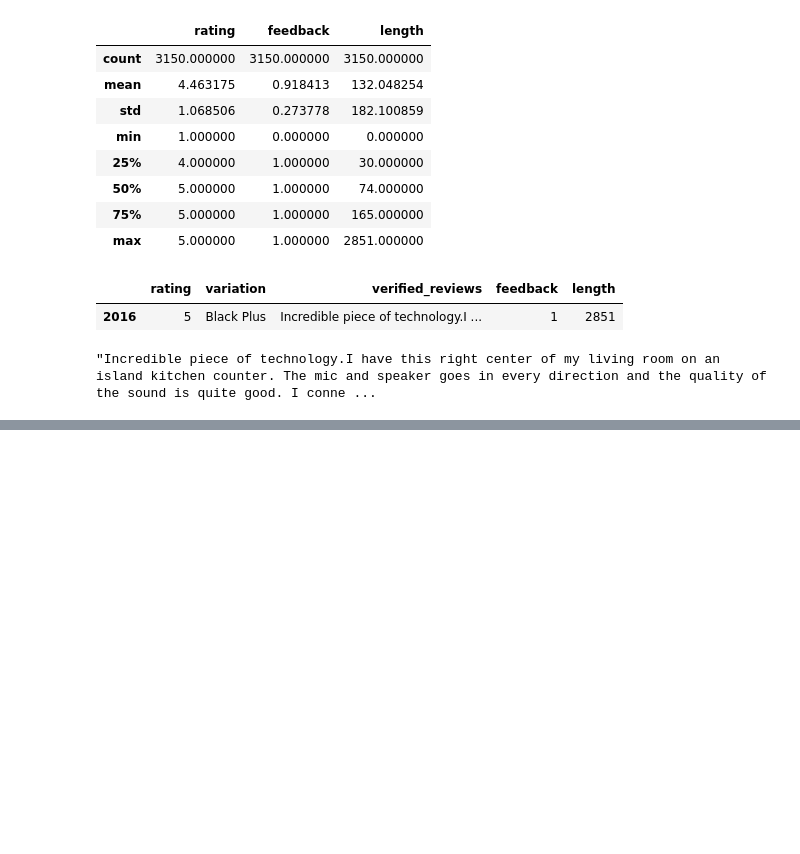
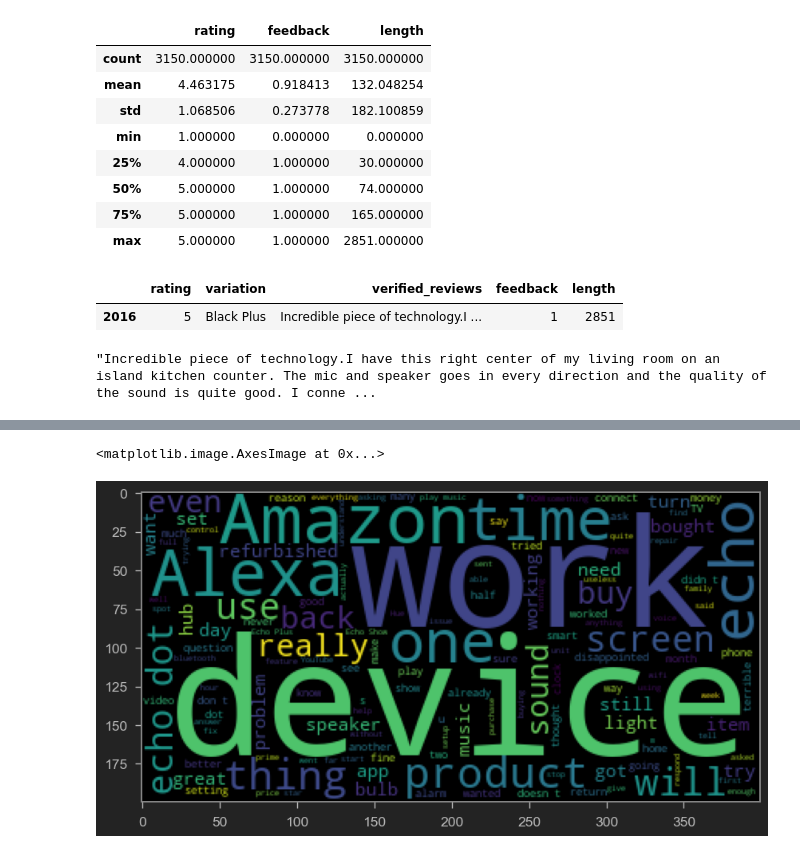
Before and after one commit to Arei1997/Amazon-Reviews, a Jupyter notebook: Amazon.ipynb, the cells around one changed output, grey strips where cells are left out. Drawn from its saved outputs; the diff is of its cells as text; code cells hidden in the pictures; blank space fills up the shorter version.

```diff
--- a/Amazon.ipynb
+++ b/Amazon.ipynb
@@ -202,0 +232,5 @@ SyntaxError: incomplete input (465090148.py, line 6)
+# %%
+# Obtain only the negative reviews
+
+negative = reviews_df[reviews_df['feedback']   ==  0]
+negative
@@ -202,0 +276,17 @@ SyntaxError: incomplete input (465090148.py, line 6)
+# %%
+#Plot the wordcloud for the negative datafram
+negative_reviews_list = negative['verified_reviews'].tolist()
+len(negative_reviews_list)
+
+
+
+large_string_negative = ' '.join(negative_reviews_list)
+
+large_string_negative
+
+
+plt.figure(figsize=(10,10))
+plt.imshow(WordCloud().generate(large_string_negative))
+# %% [output]
+<matplotlib.image.AxesImage at 0x...>
+[figure, added]
```
Also changed, not shown: parts of 9 cells of this notebook.
